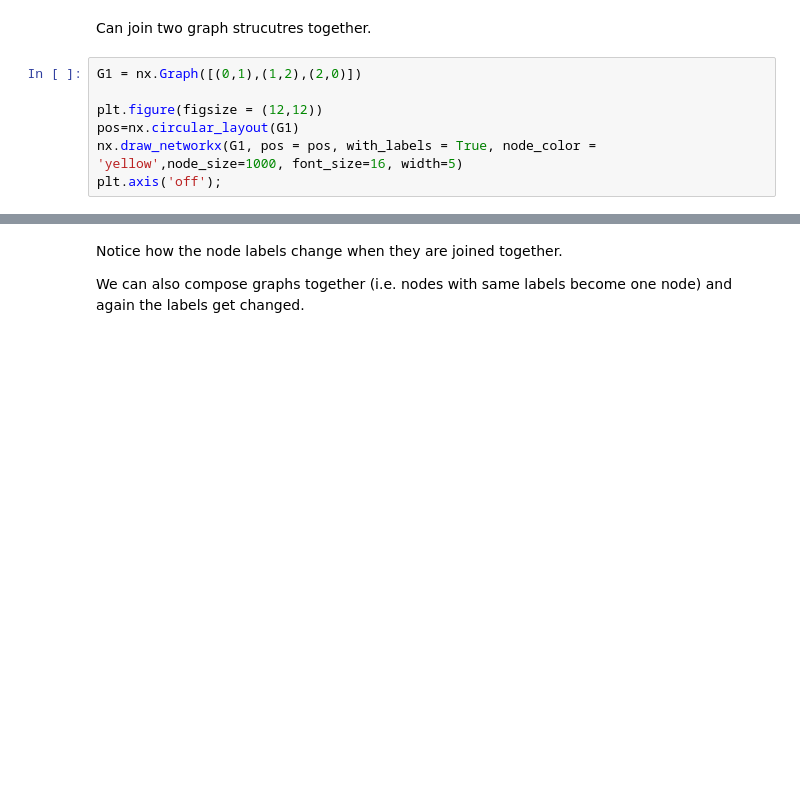
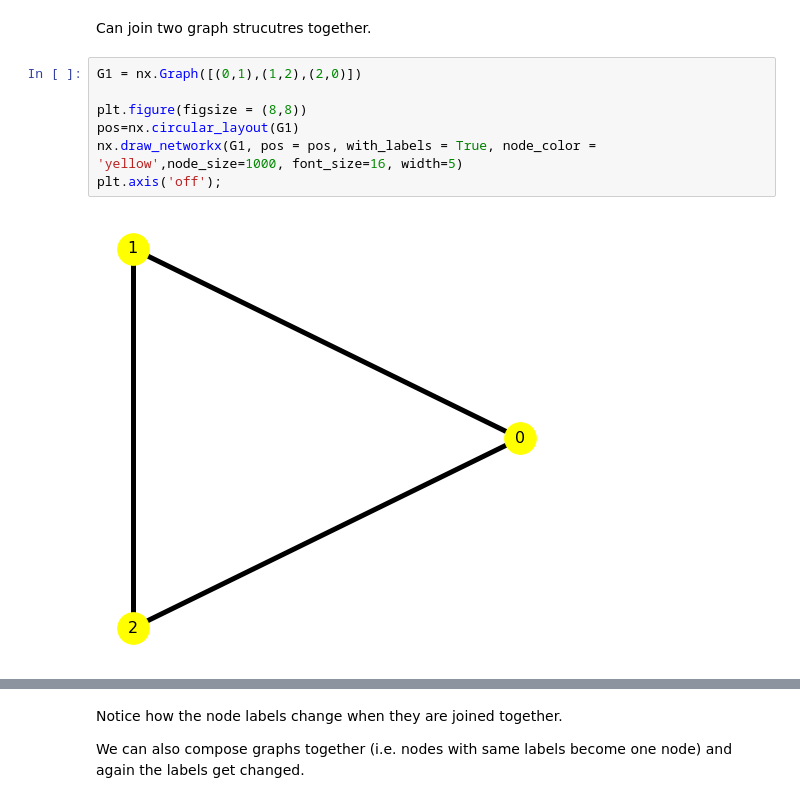
Before and after one commit to kpentland/MA933-2021, a Jupyter notebook: Notebooks/Support Class 6.ipynb, the cells around one changed output, grey strips where cells are left out. Cells and saved outputs as stored; diff of their text form; blank space fills up the shorter version.

```diff
--- a/Notebooks/Support Class 6.ipynb
+++ b/Notebooks/Support Class 6.ipynb
@@ -76,10 +92,12 @@ Can join two graph strucutres together.
 # %%
 G1 = nx.Graph([(0,1),(1,2),(2,0)])
 
-plt.figure(figsize = (12,12))
+plt.figure(figsize = (8,8))
 pos=nx.circular_layout(G1)
 nx.draw_networkx(G1, pos = pos, with_labels = True, node_color = 'yellow',node_size=1000, font_size=16, width=5)
 plt.axis('off');
+# %% [output]
+[figure, added]
 # %%
 G2 = nx.Graph([(0,1),(1,2),(2,3), (3,4), (2,4)])
 
```
Also changed, not shown: parts of 57 cells of this notebook.
